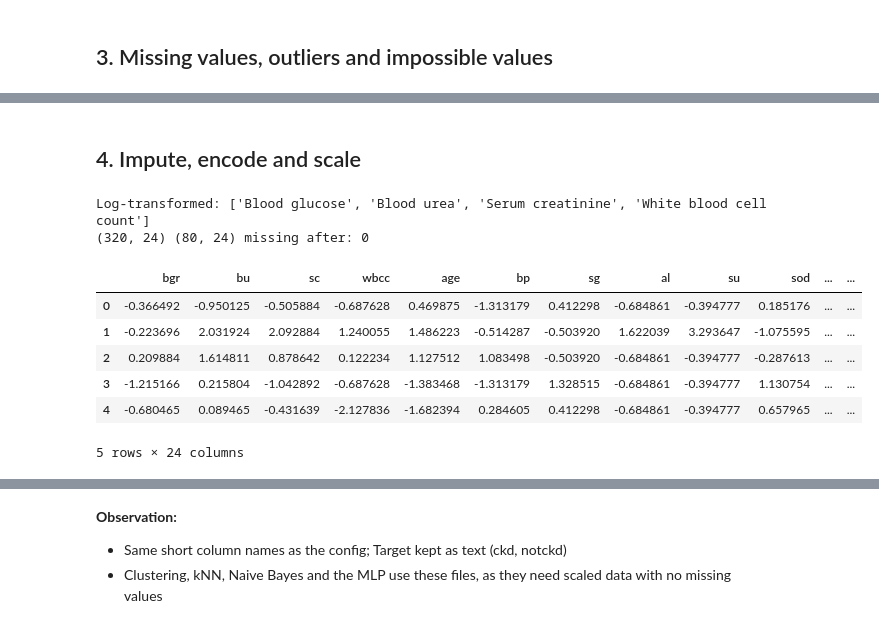
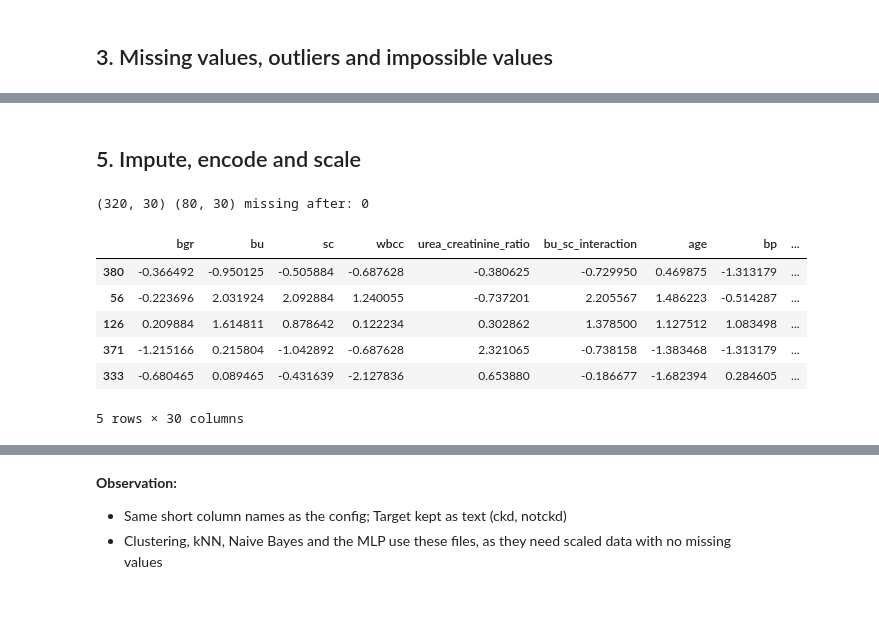
Before and after one commit to elgazar24/f21dl-2026-27-PG-group-13, a Jupyter notebook: src/notebooks/2_Data_Analysis/Data_Preprocessing/Data_Preprocessing.ipynb, the cells around one changed output, grey strips where cells are left out. Drawn from its saved outputs; the diff is of its cells as text; code cells hidden in the pictures.

```diff
--- a/src/notebooks/2_Data_Analysis/Data_Preprocessing/Data_Preprocessing.ipynb
+++ b/src/notebooks/2_Data_Analysis/Data_Preprocessing/Data_Preprocessing.ipynb
@@ -46,0 +52,19 @@ Train: (320, 24) Test: (80, 24)
+# %%
+df = pd.read_csv(base / ds["files"]["feature_engineered"][0], na_values=ds["na_values"] or None)
+train_df, test_df = train_test_split(
+    df,
+    test_size=config["training"]["test_size"],
+    random_state=config["training"]["random_state"],
+    stratify=df[target],
+)
+
+X_train, y_train = train_df.drop(columns=[target]), train_df[target]
+X_test, y_test = test_df.drop(columns=[target]), test_df[target]
+
+num_cols = [c for c in X_train.columns if pd.api.types.is_numeric_dtype(X_train[c])]
+text_cols = [c for c in X_train.columns if c not in num_cols]
+order = ["notckd", "ckd"]
+short = ["Not CKD", "CKD"]
+
+print("Train:", X_train.shape, "Test:", X_test.shape)
+print("Numeric:", len(num_cols), "| Text:", len(text_cols))
@@ -156,0 +203,12 @@ Test: sodium [4.5], potassium []
+# %%
+graded = ["sg", "al", "su", "comorbidity_count", "urine_abnormality_score", "log_bu", "log_sc"]  # scales, scores, or already logged
+skew = X_train[num_cols].skew().sort_values(ascending=False)
+skewed = [c for c in num_cols if c not in graded and skew[c] > 1]
+
+ax = skew.rename(index=names).plot(kind="bar", figsize=(10, 4), color=["C1" if c in skewed else "C0" for c in skew.index])
+ax.axhline(1, color="red", linestyle="--", label="Skew = 1 (log threshold)")
+ax.set(ylabel="Skew", title="Skew of numeric features (training set, after impossible values removed)")
+ax.legend()
+plt.tight_layout()
+plt.show()
+print("Log-transformed:", [names[c] for c in skewed])
@@ -157,44 +238,40 @@ Test: sodium [4.5], potassium []
 # %% [markdown]
-## 4. Impute, encode and scale
+## 5. Impute, encode and scale
 # %%
 binary_cats = {
     "rbc": ["normal", "abnormal"],
     "pc": ["normal", "abnormal"],
     "pcc": ["notpresent", "present"],
     "ba": ["notpresent", "present"],
     "htn": ["no", "yes"],
     "dm": ["no", "yes"],
     "cad": ["no", "yes"],
     "appet": ["good", "poor"],
     "pe": ["no", "yes"],
     "ane": ["no", "yes"],
 }
 unknown = set(text_cols) - set(binary_cats)
 assert not unknown, f"New text columns need an encoding: {unknown}"
 
-graded = ["sg", "al", "su"]
-skewed = [c for c in num_cols if c not in graded and X_train[c].skew() > 1]
 other_num = [c for c in num_cols if c not in skewed]
-print("Log-transformed:", [names.get(c, c) for c in skewed])
 
 preprocess = ColumnTransformer([
     ("log", make_pipeline(SimpleImputer(strategy="median"), FunctionTransformer(np.log1p, feature_names_out="one-to-one"), StandardScaler()), skewed),
     ("num", make_pipeline(SimpleImputer(strategy="median"), StandardScaler()), other_num),
     ("cat", make_pipeline(SimpleImputer(strategy="most_frequent"), OrdinalEncoder(categories=[binary_cats[c] for c in text_cols])), text_cols),
 ], verbose_feature_names_out=False).set_output(transform="pandas")
 
 X_train_prep = preprocess.fit_transform(X_train)
 X_test_prep = preprocess.transform(X_test)
 
 print(X_train_prep.shape, X_test_prep.shape, "missing after:", X_train_prep.isnull().sum().sum() + X_test_prep.isnull().sum().sum())
 display(X_train_prep.head())
 # %% [output]
-Log-transformed: ['Blood glucose', 'Blood urea', 'Serum creatinine', 'White blood cell count']
-(320, 24) (80, 24) missing after: 0
+(320, 30) (80, 30) missing after: 0
-|  | bgr | bu | sc | wbcc | age | bp | sg | al | su | sod | ... | ... |
-| 0 | -0.366492 | -0.950125 | -0.505884 | -0.687628 | 0.469875 | -1.313179 | 0.412298 | -0.684861 | -0.394777 | 0.185176 | ... | ... |
-| 1 | -0.223696 | 2.031924 | 2.092884 | 1.240055 | 1.486223 | -0.514287 | -0.503920 | 1.622039 | 3.293647 | -1.075595 | ... | ... |
-| 2 | 0.209884 | 1.614811 | 0.878642 | 0.122234 | 1.127512 | 1.083498 | -0.503920 | -0.684861 | -0.394777 | -0.287613 | ... | ... |
-| 3 | -1.215166 | 0.215804 | -1.042892 | -0.687628 | -1.383468 | -1.313179 | 1.328515 | -0.684861 | -0.394777 | 1.130754 | ... | ... |
-| 4 | -0.680465 | 0.089465 | -0.431639 | -2.127836 | -1.682394 | 0.284605 | 0.412298 | -0.684861 | -0.394777 | 0.657965 | ... | ... |
+|  | bgr | bu | sc | wbcc | urea_creatinine_ratio | bu_sc_interaction | age | bp | ... |
+| 380 | -0.366492 | -0.950125 | -0.505884 | -0.687628 | -0.380625 | -0.729950 | 0.469875 | -1.313179 | ... |
+| 56 | -0.223696 | 2.031924 | 2.092884 | 1.240055 | -0.737201 | 2.205567 | 1.486223 | -0.514287 | ... |
+| 126 | 0.209884 | 1.614811 | 0.878642 | 0.122234 | 0.302862 | 1.378500 | 1.127512 | 1.083498 | ... |
+| 371 | -1.215166 | 0.215804 | -1.042892 | -0.687628 | 2.321065 | -0.738158 | -1.383468 | -1.313179 | ... |
+| 333 | -0.680465 | 0.089465 | -0.431639 | -2.127836 | 0.653880 | -0.186677 | -1.682394 | 0.284605 | ... |
-5 rows × 24 columns
+5 rows × 30 columns
```
Also changed, not shown: parts of 24 cells of this notebook, 4 other files.
